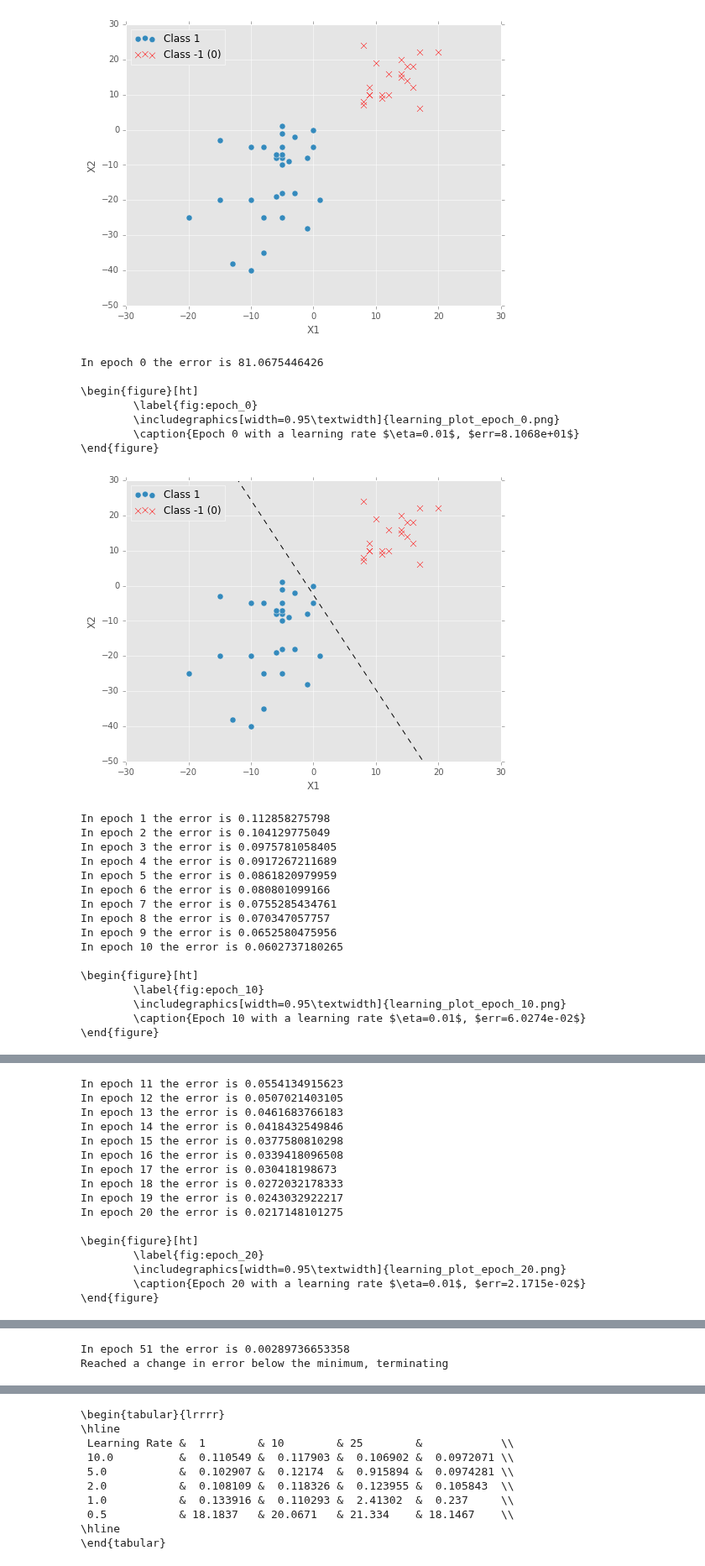
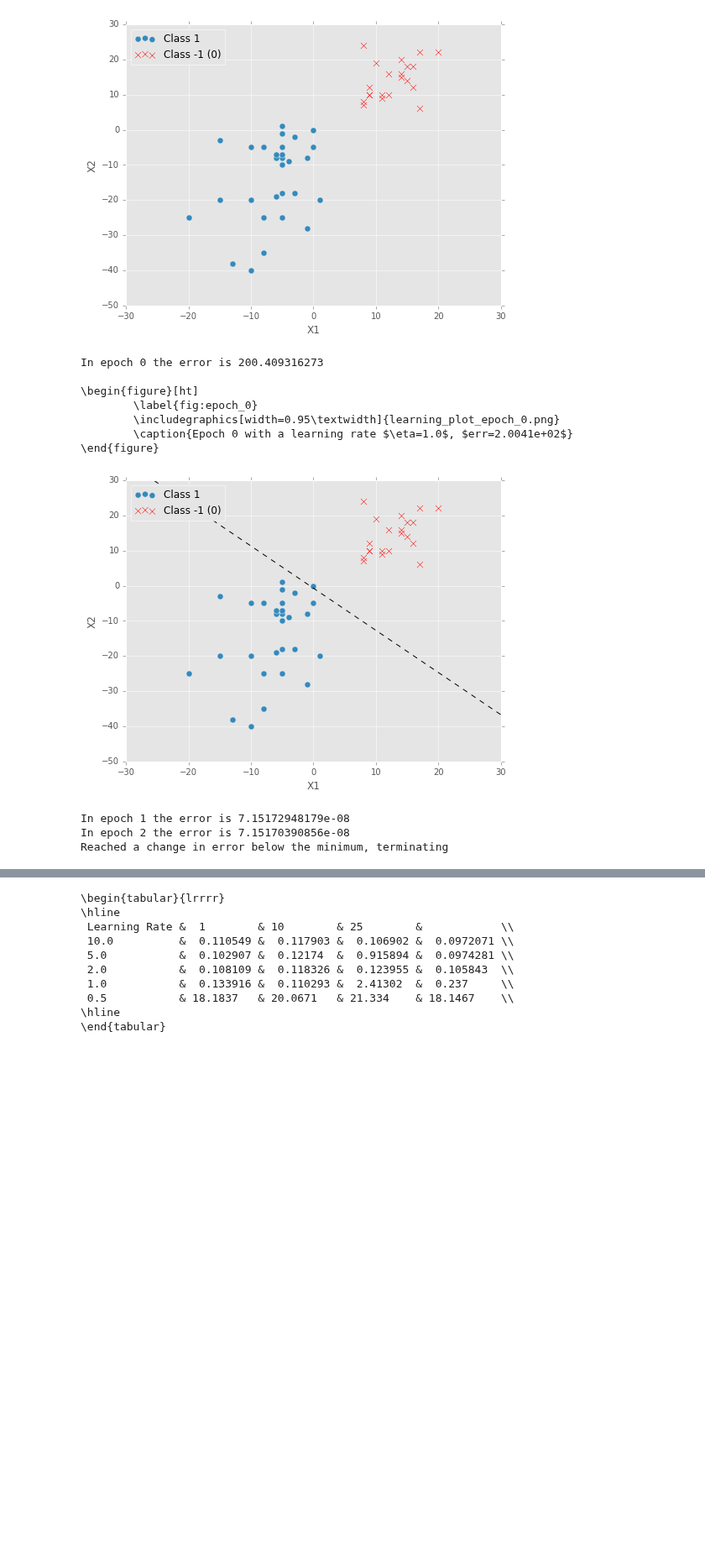
Before and after one commit to guydav/minerva, a Jupyter notebook: notebooks/CS111_svm_gradient_descent.ipynb, the cells around one changed output, grey strips where cells are left out. Shown at 84% size. Drawn from its saved outputs; the diff is of its cells as text; code cells hidden in the pictures; blank space fills up the shorter version.

```diff
--- a/notebooks/CS111_svm_gradient_descent.ipynb
+++ b/notebooks/CS111_svm_gradient_descent.ipynb
@@ -228,30 +228,17 @@ def evaluate_convergence_rate(data, learning_rates=DEFAULT_LEARNING_RATES,
 
     print tabulate.tabulate(results, tablefmt="latex")
 # %%
-theta = train_model(data, learning_rate=0.01, should_graph=1, graph_interval=10, min_delta_error=10**-4)
+theta = train_model(data, should_graph=1, graph_interval=10, min_delta_error=10**-4)
 plot_data(data, theta)
 # %% [output]
-In epoch 0 the error is 81.0675446426
+In epoch 0 the error is 200.409316273
 
 \begin{figure}[ht]
         \label{fig:epoch_0}
         \includegraphics[width=0.95\textwidth]{learning_plot_epoch_0.png}
-        \caption{Epoch 0 with a learning rate $\eta=0.01$, $err=8.1068e+01$}
+        \caption{Epoch 0 with a learning rate $\eta=1.0$, $err=2.0041e+02$}
 \end{figure}
-[figure, old version]
+[figure, new version]
-In epoch 1 the error is 0.112858275798
-In epoch 2 the error is 0.104129775049
-In epoch 3 the error is 0.0975781058405
-In epoch 4 the error is 0.0917267211689
-In epoch 5 the error is 0.0861820979959
-In epoch 6 the error is 0.080801099166
-In epoch 7 the error is 0.0755285434761
-In epoch 8 the error is 0.070347057757
-In epoch 9 the error is 0.0652580475956
-In epoch 10 the error is 0.0602737180265
-
-\begin{figure}[ht]
-        \label{fig:epoch_10}
-        \includegraphics[width=0.95\textwidth]{learning_plot_epoch_10.png}
-        \caption{Epoch 10 with a learning rate $\eta=0.01$, $err=6.0274e-02$}
-\end{figure}
+In epoch 1 the error is 7.15172948179e-08
+In epoch 2 the error is 7.15170390856e-08
+Reached a change in error below the minimum, terminating
@@ -259,16 +245,0 @@ In epoch 10 the error is 0.0602737180265
-In epoch 11 the error is 0.0554134915623
-In epoch 12 the error is 0.0507021403105
-In epoch 13 the error is 0.0461683766183
-In epoch 14 the error is 0.0418432549846
-In epoch 15 the error is 0.0377580810298
-In epoch 16 the error is 0.0339418096508
-In epoch 17 the error is 0.030418198673
-In epoch 18 the error is 0.0272032178333
-In epoch 19 the error is 0.0243032922217
-In epoch 20 the error is 0.0217148101275
-
-\begin{figure}[ht]
-        \label{fig:epoch_20}
-        \includegraphics[width=0.95\textwidth]{learning_plot_epoch_20.png}
-        \caption{Epoch 20 with a learning rate $\eta=0.01$, $err=2.1715e-02$}
-\end{figure}
@@ -327,2 +245,0 @@ In epoch 50 the error is 0.00299673089191
-In epoch 51 the error is 0.00289736653358
-Reached a change in error below the minimum, terminating
```
Also changed, not shown: parts of 2 cells of this notebook, 3 other files.
